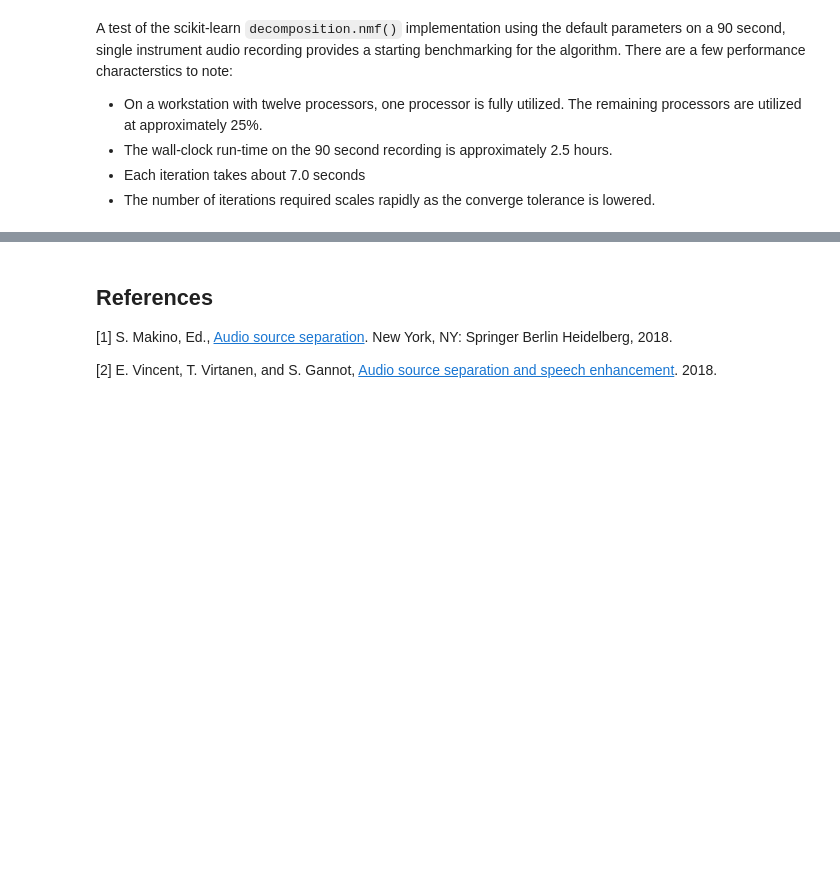
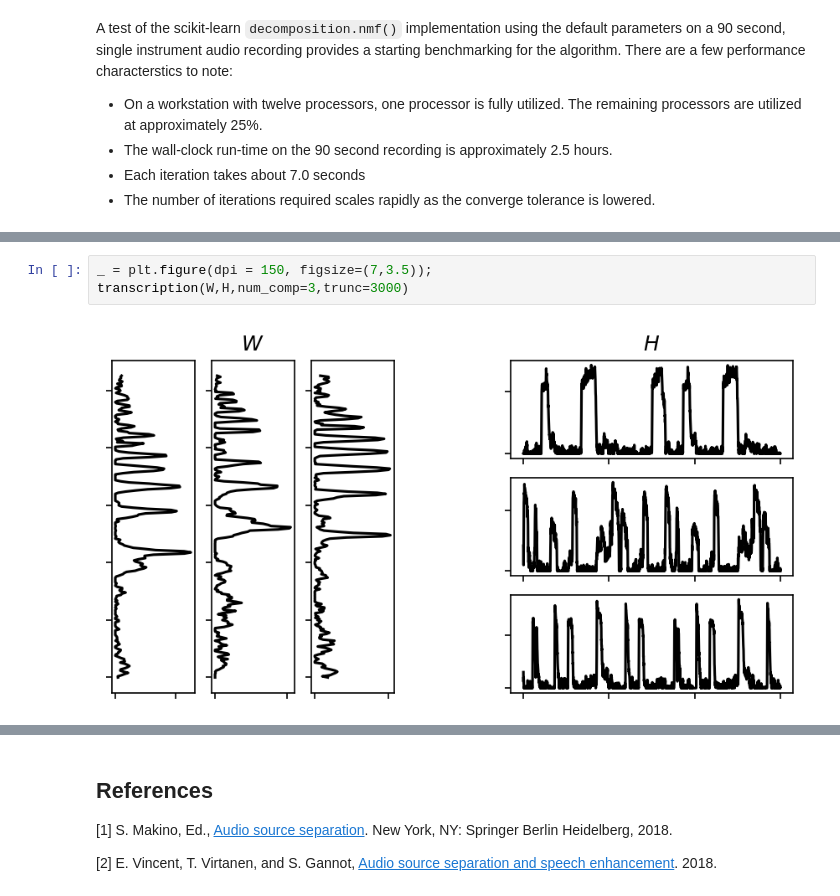
Before and after one commit to danjacobellis/parallel-nmf, a Jupyter notebook: proposal.ipynb, the cells around one changed output, grey strips where cells are left out. Drawn from its saved outputs; the diff is of its cells as text; blank space fills up the shorter version.

```diff
--- a/proposal.ipynb
+++ b/proposal.ipynb
@@ -77,0 +81,5 @@ GPU implementations are available, with most targeting bioinformatics applicatio
+# %%
+_ = plt.figure(dpi = 150, figsize=(7,3.5));
+transcription(W,H,num_comp=3,trunc=3000)
+# %% [output]
+[figure, added]
```
Also changed, not shown: parts of 7 cells of this notebook, 3 other files.
